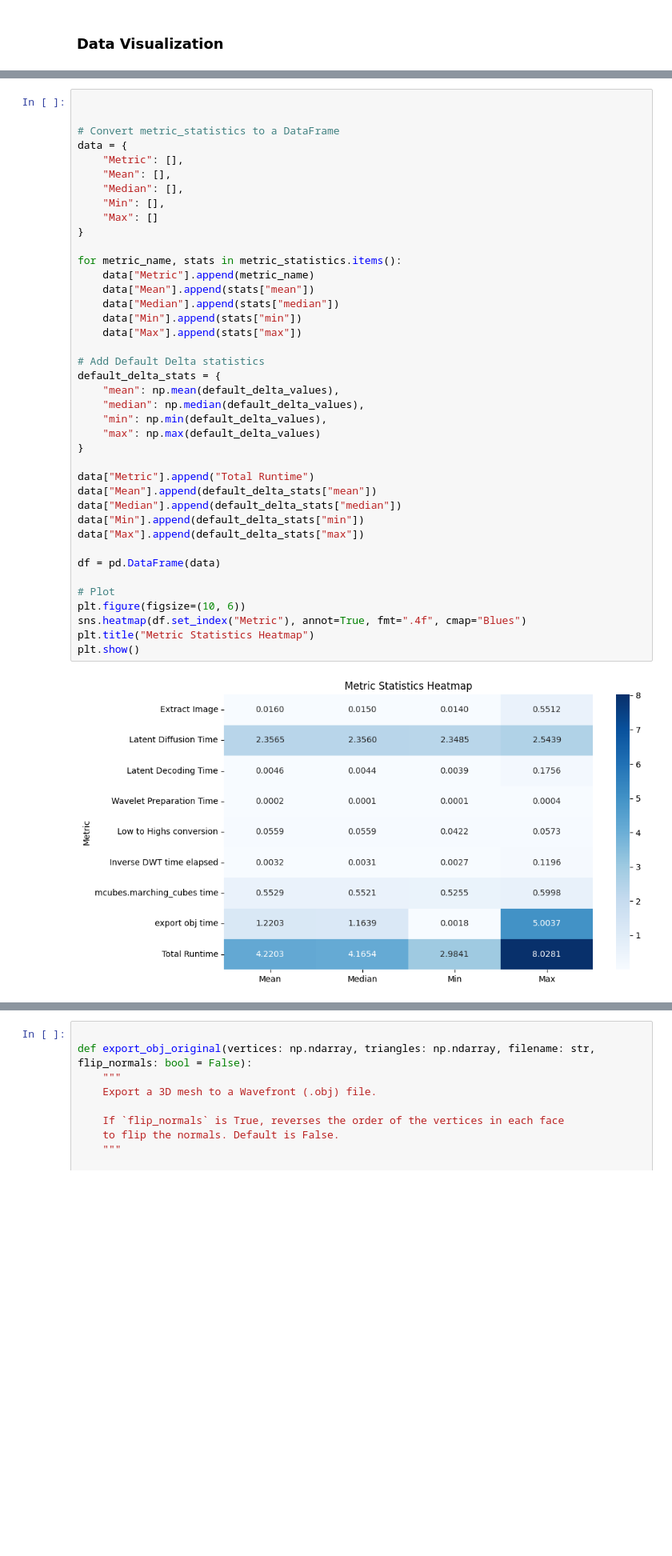
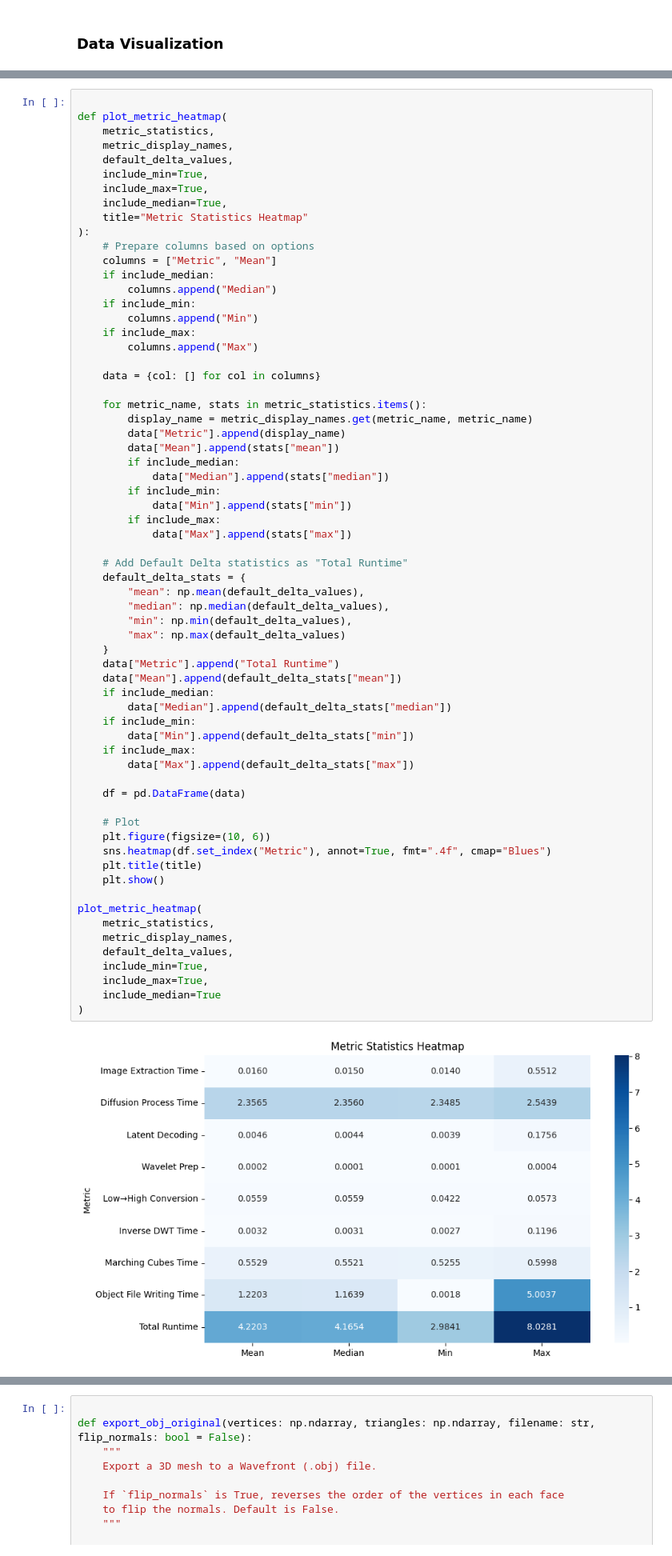
Before and after one commit to AutodeskAILab/WaLa, a Jupyter notebook: Baseline_Testing.ipynb, the cells around one changed output, grey strips where cells are left out. Shown at 80% size. Drawn from its saved outputs; the diff is of its cells as text; blank space fills up the shorter version.

Commit message:
Changed all snippets handling extraction, stats and plotting of comet retrieved time deltas, made them into functions for better use. Also added comparison plots of distributions.

```diff
--- a/Baseline_Testing.ipynb
+++ b/Baseline_Testing.ipynb
@@ -561,42 +595,67 @@ plt.show()
 # %%
 
+def plot_metric_heatmap(
+    metric_statistics,
+    metric_display_names,
+    default_delta_values,
+    include_min=True,
+    include_max=True,
+    include_median=True,
+    title="Metric Statistics Heatmap"
+):
+    # Prepare columns based on options
+    columns = ["Metric", "Mean"]
+    if include_median:
+        columns.append("Median")
+    if include_min:
+        columns.append("Min")
+    if include_max:
+        columns.append("Max")
 
-# Convert metric_statistics to a DataFrame
-data = {
-    "Metric": [],
-    "Mean": [],
-    "Median": [],
-    "Min": [],
-    "Max": []
-}
+    data = {col: [] for col in columns}
 
-for metric_name, stats in metric_statistics.items():
-    data["Metric"].append(metric_name)
-    data["Mean"].append(stats["mean"])
-    data["Median"].append(stats["median"])
-    data["Min"].append(stats["min"])
-    data["Max"].append(stats["max"])
+    for metric_name, stats in metric_statistics.items():
+        display_name = metric_display_names.get(metric_name, metric_name)
+        data["Metric"].append(display_name)
+        data["Mean"].append(stats["mean"])
+        if include_median:
+            data["Median"].append(stats["median"])
+        if include_min:
+            data["Min"].append(stats["min"])
+        if include_max:
+            data["Max"].append(stats["max"])
 
-# Add Default Delta statistics
-default_delta_stats = {
-    "mean": np.mean(default_delta_values),
-    "median": np.median(default_delta_values),
-    "min": np.min(default_delta_values),
-    "max": np.max(default_delta_values)
-}
+    # Add Default Delta statistics as "Total Runtime"
+    default_delta_stats = {
+        "mean": np.mean(default_delta_values),
+        "median": np.median(default_delta_values),
+        "min": np.min(default_delta_values),
+        "max": np.max(default_delta_values)
+    }
+    data["Metric"].append("Total Runtime")
+    data["Mean"].append(default_delta_stats["mean"])
+    if include_median:
+        data["Median"].append(default_delta_stats["median"])
+    if include_min:
+        data["Min"].append(default_delta_stats["min"])
+    if include_max:
+        data["Max"].append(default_delta_stats["max"])
 
-data["Metric"].append("Total Runtime")
-data["Mean"].append(default_delta_stats["mean"])
-data["Median"].append(default_delta_stats["median"])
-data["Min"].append(default_delta_stats["min"])
-data["Max"].append(default_delta_stats["max"])
+    df = pd.DataFrame(data)
 
-df = pd.DataFrame(data)
+    # Plot
+    plt.figure(figsize=(10, 6))
+    sns.heatmap(df.set_index("Metric"), annot=True, fmt=".4f", cmap="Blues")
+    plt.title(title)
+    plt.show()
 
-# Plot
-plt.figure(figsize=(10, 6))
-sns.heatmap(df.set_index("Metric"), annot=True, fmt=".4f", cmap="Blues")
-plt.title("Metric Statistics Heatmap")
-plt.show()
+plot_metric_heatmap(
+    metric_statistics,
+    metric_display_names,
+    default_delta_values,
+    include_min=True,
+    include_max=True,
+    include_median=True
+)
 # %% [output]
-[figure, old version]
+[figure, new version]
```
Also changed, not shown: parts of 9 cells of this notebook, 2 other files.
